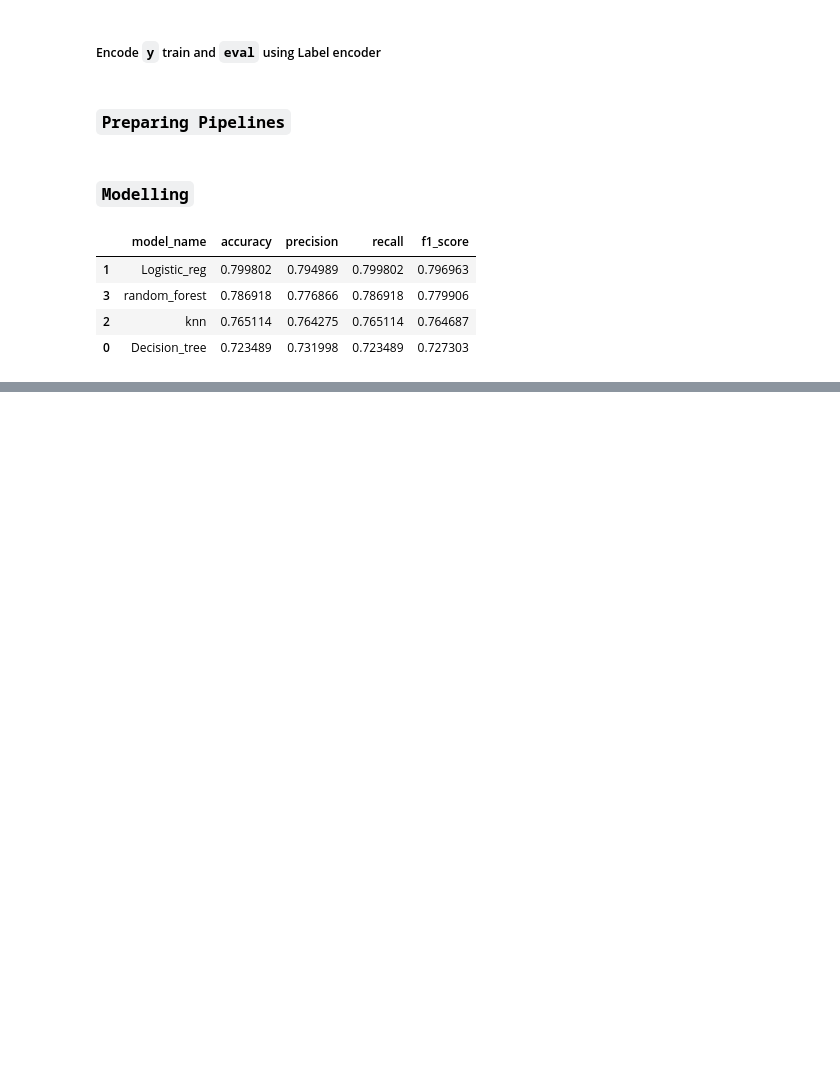
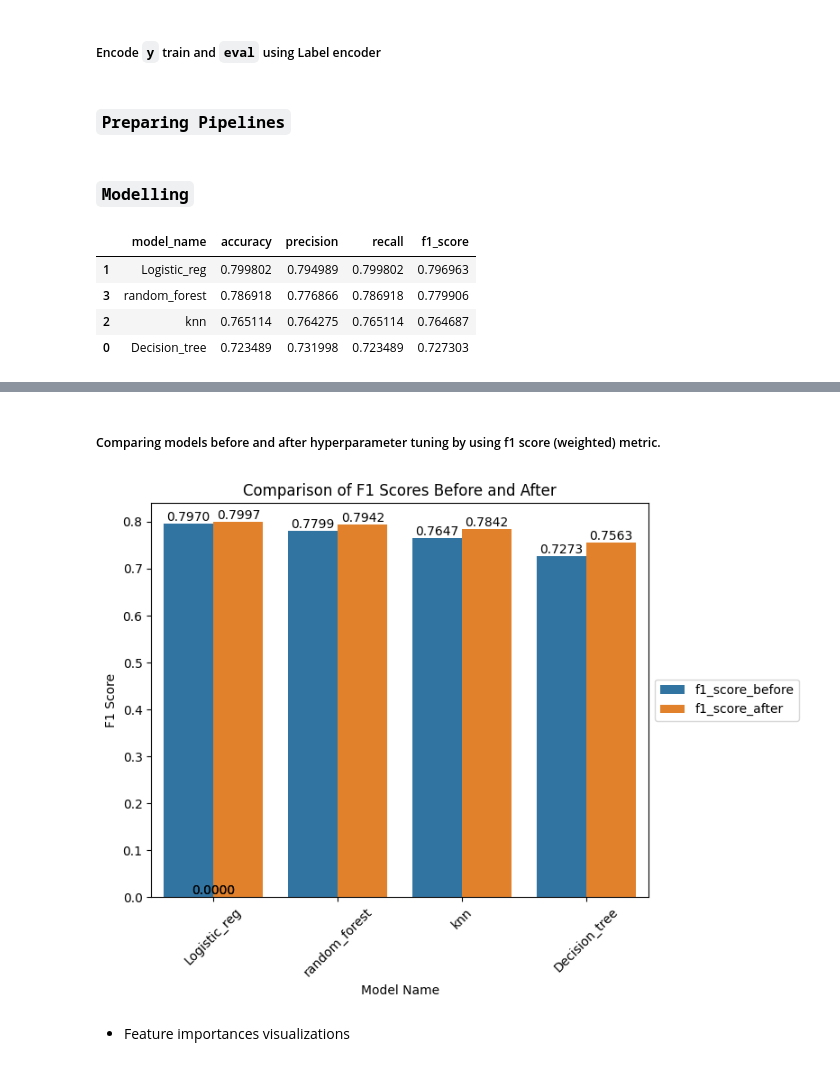
Before and after one commit to heldana30/Customer_Churn_Prediction, a Jupyter notebook: customer_churn_prediction.ipynb, the cells around one changed output, grey strips where cells are left out. Drawn from its saved outputs; the diff is of its cells as text; code cells hidden in the pictures; blank space fills up the shorter version.

```diff
--- a/customer_churn_prediction.ipynb
+++ b/customer_churn_prediction.ipynb
@@ -1264,0 +1360,10 @@ metrics_table.sort_values(ascending=False, by='f1_score')
+# %%
+metric_before_after_tuning_models = pd.merge(
+    metrics_table[['model_name', 'f1_score']],
+    df_models,
+    on='model_name',
+    how='inner',
+    suffixes=('_before', '_after')
+).sort_values(ascending=False, by='f1_score_after')
+
+metric_before_after_tuning_models
@@ -1264,0 +1376,33 @@ metrics_table.sort_values(ascending=False, by='f1_score')
+# %% [markdown]
+##### Comparing models before and after hyperparameter tuning by using f1 score (weighted) metric.
+# %%
+# Melt the DataFrame to combine f1_score_before and f1_score_after into a single column
+metric_melted = metric_before_after_tuning_models.melt(id_vars='model_name', var_name='score_type', value_name='f1_score')
+
+# Set the figure size
+plt.figure(figsize=(8, 6))
+
+# Plot the combined data
+ax = sns.barplot(data=metric_melted, x='model_name', y='f1_score', hue='score_type')
+plt.title('Comparison of F1 Scores Before and After')
+plt.xlabel('Model Name')
+plt.ylabel('F1 Score')
+plt.xticks(rotation=45)
+
+# Annotate the values on top of the bars
+for p in ax.patches:
+    ax.annotate(format(p.get_height(), '.4f'),
+                (p.get_x() + p.get_width() / 2., p.get_height()),
+                ha = 'center', va = 'center',
+                xytext = (0, 5),
+                textcoords = 'offset points')
+
+# Move legend to the right side
+plt.legend(loc='center left', bbox_to_anchor=(1, 0.5))
+
+plt.tight_layout()
+plt.show()
+# %% [output]
+[figure, added]
+# %% [markdown]
+- Feature importances visualizations
```
Also changed, not shown: parts of 9 cells of this notebook.
